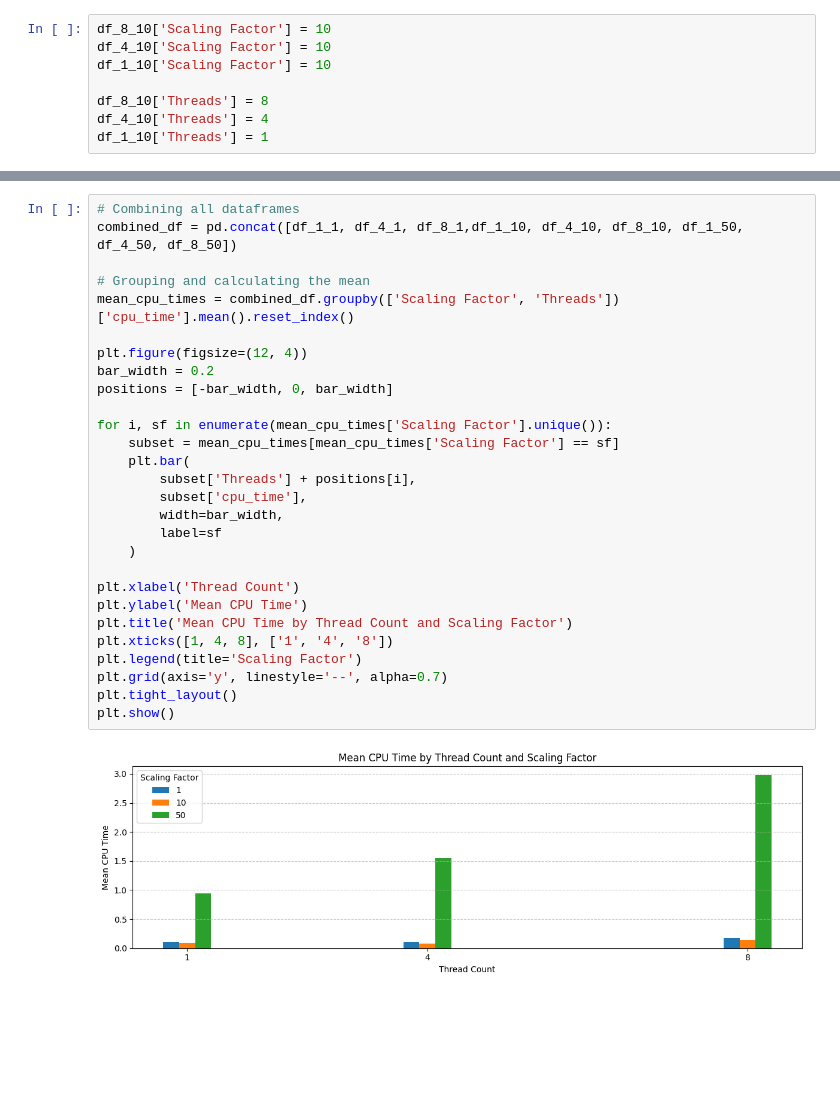
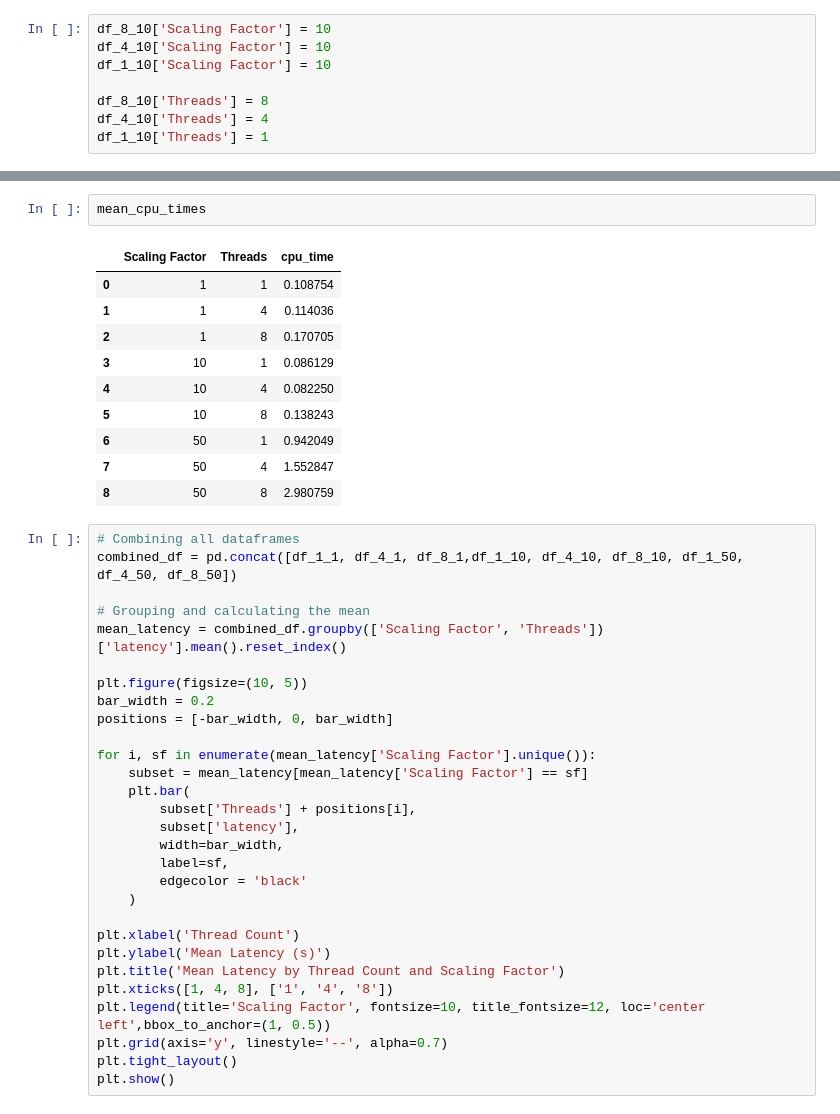
Before and after one commit to Florian335/ADS2024-project, a Jupyter notebook: Assignment2/duckdb-API.ipynb, the cells around one changed output, grey strips where cells are left out. Saved outputs shown, nothing was run; the diff lists cells and outputs as text; blank space fills up the shorter version.

```diff
--- a/Assignment2/duckdb-API.ipynb
+++ b/Assignment2/duckdb-API.ipynb
@@ -264,30 +315,42 @@ df_1_10['Threads'] = 1
+# %%
+mean_cpu_times
+# %% [output]
+|  | Scaling Factor | Threads | cpu_time |
+| 0 | 1 | 1 | 0.108754 |
+| 1 | 1 | 4 | 0.114036 |
+| 2 | 1 | 8 | 0.170705 |
+| 3 | 10 | 1 | 0.086129 |
+| 4 | 10 | 4 | 0.082250 |
+| 5 | 10 | 8 | 0.138243 |
+| 6 | 50 | 1 | 0.942049 |
+| 7 | 50 | 4 | 1.552847 |
+| 8 | 50 | 8 | 2.980759 |
 # %%
 # Combining all dataframes
 combined_df = pd.concat([df_1_1, df_4_1, df_8_1,df_1_10, df_4_10, df_8_10, df_1_50, df_4_50, df_8_50])
 
 # Grouping and calculating the mean
-mean_cpu_times = combined_df.groupby(['Scaling Factor', 'Threads'])['cpu_time'].mean().reset_index()
+mean_latency = combined_df.groupby(['Scaling Factor', 'Threads'])['latency'].mean().reset_index()
 
-plt.figure(figsize=(12, 4))
+plt.figure(figsize=(10, 5))
 bar_width = 0.2
 positions = [-bar_width, 0, bar_width]
 
-for i, sf in enumerate(mean_cpu_times['Scaling Factor'].unique()):
-    subset = mean_cpu_times[mean_cpu_times['Scaling Factor'] == sf]
+for i, sf in enumerate(mean_latency['Scaling Factor'].unique()):
+    subset = mean_latency[mean_latency['Scaling Factor'] == sf]
     plt.bar(
         subset['Threads'] + positions[i],
-        subset['cpu_time'],
+        subset['latency'],
         width=bar_width,
-        label=sf
+        label=sf,
+        edgecolor = 'black'
     )
 
 plt.xlabel('Thread Count')
-plt.ylabel('Mean CPU Time')
-plt.title('Mean CPU Time by Thread Count and Scaling Factor')
+plt.ylabel('Mean Latency (s)')
+plt.title('Mean Latency by Thread Count and Scaling Factor')
 plt.xticks([1, 4, 8], ['1', '4', '8'])
-plt.legend(title='Scaling Factor')
+plt.legend(title='Scaling Factor', fontsize=10, title_fontsize=12, loc='center left',bbox_to_anchor=(1, 0.5))
 plt.grid(axis='y', linestyle='--', alpha=0.7)
 plt.tight_layout()
 plt.show()
-# %% [output]
-[figure, removed]
```
Also changed, not shown: parts of 22 cells of this notebook, 1 other file.
